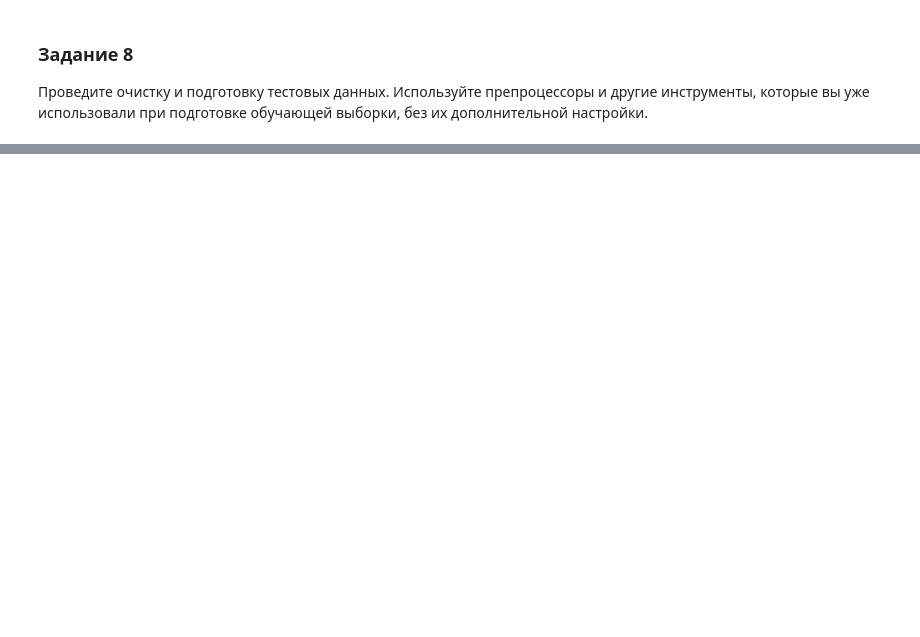
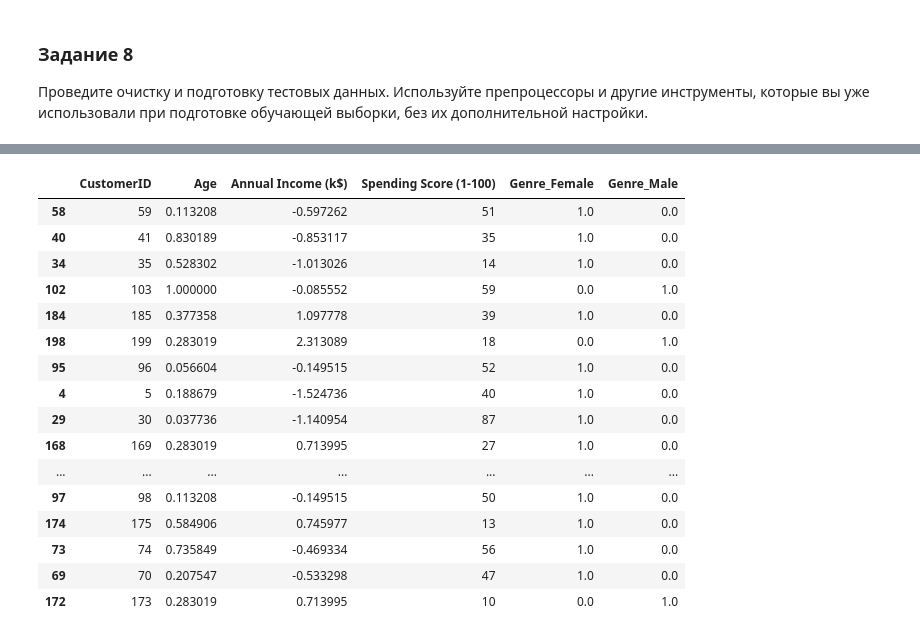
Before and after one commit to IgorKolotushkin/machine_learning_ds, a Jupyter notebook: hw9/Очистка данных. Для студентов.ipynb, the cells around one changed output, grey strips where cells are left out. Saved outputs shown, nothing was run; the diff lists cells and outputs as text; code cells hidden in the pictures; blank space fills up the shorter version.

```diff
--- a/hw9/Очистка данных. Для студентов.ipynb
+++ b/hw9/Очистка данных. Для студентов.ipynb
@@ -435,0 +429,48 @@ Xtrain
+# %%
+# Заолняю пропуски в данных
+Xtest[num_cols] = imp_median.fit_transform(Xtest[num_cols])
+Xtest[cat_cols] = imp_mode.fit_transform(Xtest[cat_cols])
+Xtest.loc[Xtest['Genre'] == 'Feemale', 'Genre'] = 'Female'
+
+# Нахожу и замененяю выбросы
+age_bounds_test = calculate_iqr_boundaries(Xtest['Age'])
+income_bounds_test = calculate_iqr_boundaries(Xtest['Annual Income (k$)'])
+
+age_pred = isf.fit_predict(Xtest[['Age', 'Spending Score (1-100)']])
+Xtest['outlier_age'] = age_pred
+
+income_pred = isf.fit_predict(Xtest[['Annual Income (k$)', 'Spending Score (1-100)']])
+Xtest['outlier_income'] = income_pred
+
+Xtest.loc[(Xtest['outlier_age'] == -1), 'Age'] = int(age_bounds_test[1])
+Xtest.loc[(Xtest['outlier_income'] == -1), 'Annual Income (k$)'] = int(income_bounds_test[1])
+
+# Нормализую численные признаки
+Xtest['Age'] = mmscaler.fit_transform(Xtest[['Age']])
+Xtest['Annual Income (k$)'] = scaler.fit_transform(Xtest[['Annual Income (k$)']])
+
+# Кодирую категориальные признаки
+Xtest[ohe.get_feature_names_out()] = ohe.fit_transform(Xtest[['Genre']])
+
+# Удаляю лишние колонки
+Xtest = Xtest.drop(columns=['Genre', 'outlier_age', 'outlier_income'])
+
+Xtest
+# %% [output]
+|  | CustomerID | Age | Annual Income (k$) | Spending Score (1-100) | Genre_Female | Genre_Male |
+| 58 | 59 | 0.113208 | -0.597262 | 51 | 1.0 | 0.0 |
+| 40 | 41 | 0.830189 | -0.853117 | 35 | 1.0 | 0.0 |
+| 34 | 35 | 0.528302 | -1.013026 | 14 | 1.0 | 0.0 |
+| 102 | 103 | 1.000000 | -0.085552 | 59 | 0.0 | 1.0 |
+| 184 | 185 | 0.377358 | 1.097778 | 39 | 1.0 | 0.0 |
+| 198 | 199 | 0.283019 | 2.313089 | 18 | 0.0 | 1.0 |
+| 95 | 96 | 0.056604 | -0.149515 | 52 | 1.0 | 0.0 |
+| 4 | 5 | 0.188679 | -1.524736 | 40 | 1.0 | 0.0 |
+| 29 | 30 | 0.037736 | -1.140954 | 87 | 1.0 | 0.0 |
+| 168 | 169 | 0.283019 | 0.713995 | 27 | 1.0 | 0.0 |
+| ... | ... | ... | ... | ... | ... | ... |
+| 97 | 98 | 0.113208 | -0.149515 | 50 | 1.0 | 0.0 |
+| 174 | 175 | 0.584906 | 0.745977 | 13 | 1.0 | 0.0 |
+| 73 | 74 | 0.735849 | -0.469334 | 56 | 1.0 | 0.0 |
+| 69 | 70 | 0.207547 | -0.533298 | 47 | 1.0 | 0.0 |
+| 172 | 173 | 0.283019 | 0.713995 | 10 | 0.0 | 1.0 |
```
Also changed, not shown: parts of 12 cells of this notebook.
